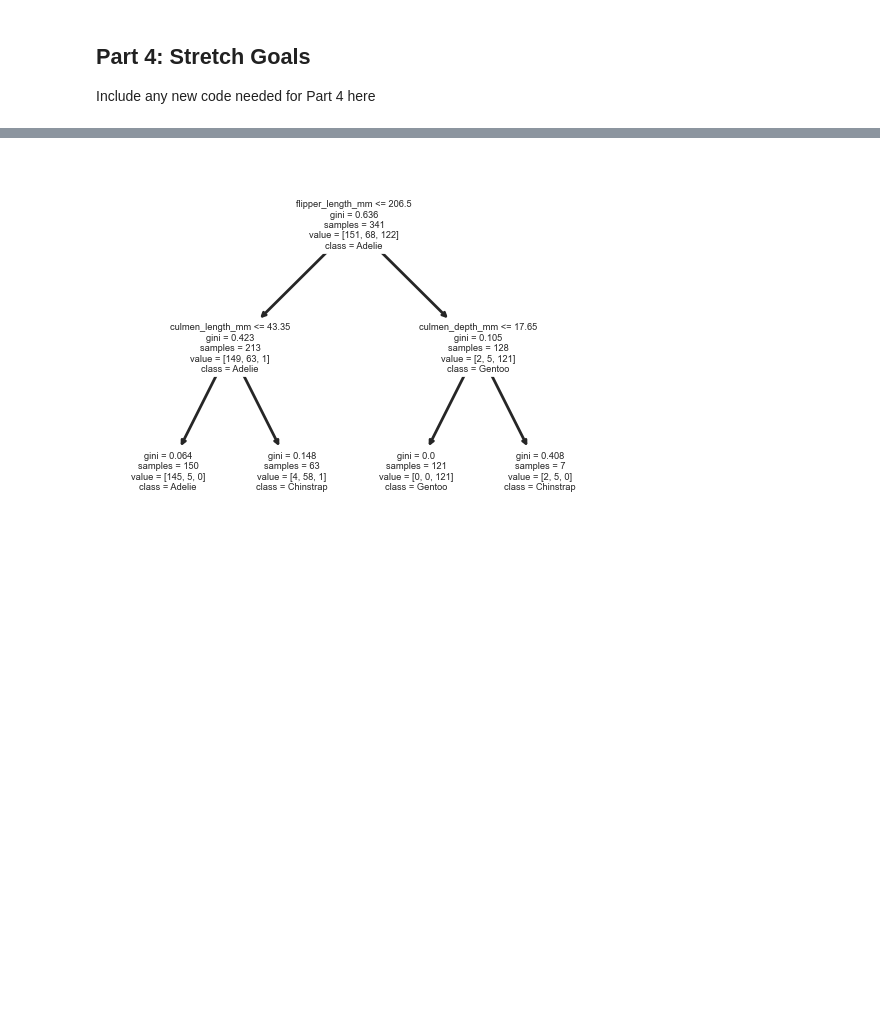
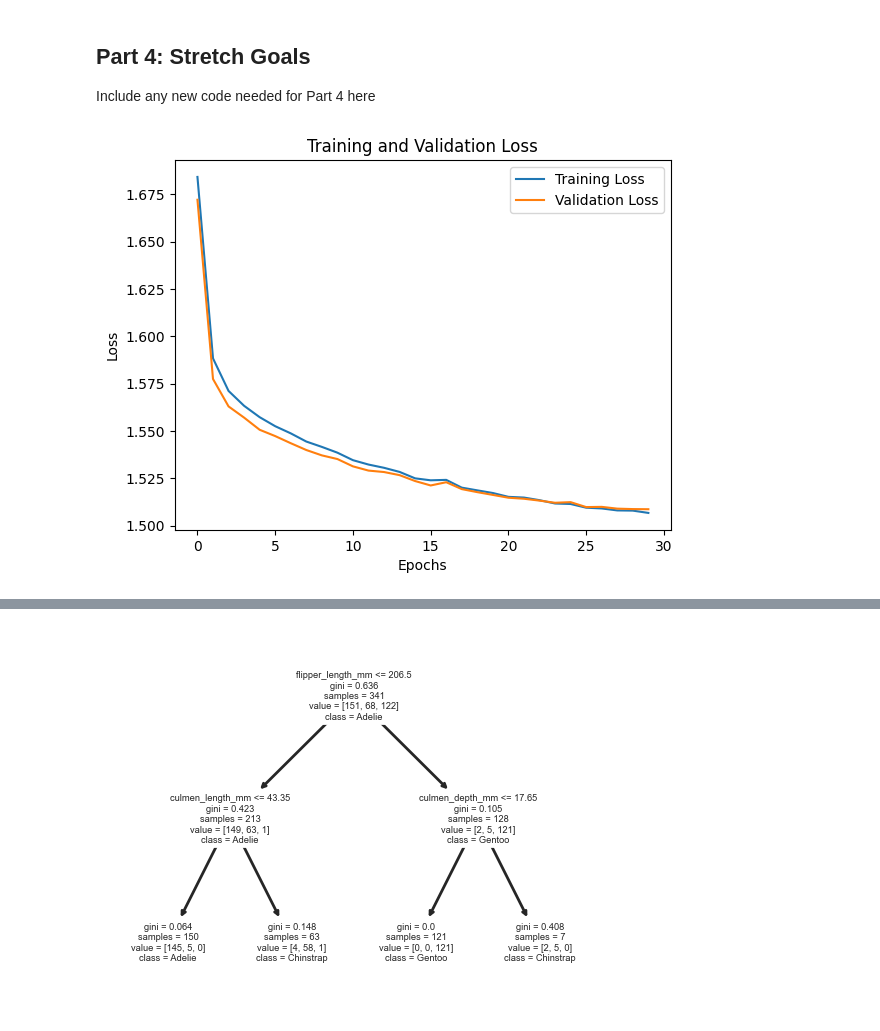
Before and after one commit to Slijeff/cs441, a Jupyter notebook: hw4/CS441_SP24_HW4_Starter.ipynb, the cells around one changed output, grey strips where cells are left out. Drawn from its saved outputs; the diff is of its cells as text; code cells hidden in the pictures; blank space fills up the shorter version.

```diff
--- a/hw4/CS441_SP24_HW4_Starter.ipynb
+++ b/hw4/CS441_SP24_HW4_Starter.ipynb
@@ -281,0 +317,12 @@ Based on the loss curves, select the learning rate and number of epochs that min
+# %%
+# TO DO (retrain if needed, and evaluate model on train, val, and test sets)
+best_model = trained_models[2]
+train_loss, train_err = evaluate_MLP(best_model, train_dataloader)
+print(f"training loss: {train_loss}\ntraining error: {train_err}")
+val_loss, val_err = evaluate_MLP(best_model, val_dataloader)
+print(f"val loss: {val_loss}\nval error: {val_err}")
+
+test_dataset = TensorDataset(torch.Tensor(x_test), torch.Tensor(np.eye(10)[y_test]))
+test_dataloader = DataLoader(test_dataset, batch_size=batch_size, shuffle=True)
+test_loss, test_err = evaluate_MLP(best_model, test_dataloader)
+print(f"testing loss: {test_loss}\ntesting error: {test_err}")
@@ -382,3 +436,75 @@ CV Accuracy: 0.9911764705882353
 # %% [markdown]
 ## Part 4: Stretch Goals
 Include any new code needed for Part 4 here
+# %%
+# 4a
+# Define the model
+class ImprovedMLP(nn.Module):
+    def __init__(self, input_size, hidden_size, output_size):
+        super(ImprovedMLP, self).__init__()
+        self.layers = nn.ModuleList([
+            nn.Linear(input_size, hidden_size),
+            nn.ReLU(),
+            nn.Linear(hidden_size, hidden_size),
+            nn.ReLU(),
+            nn.Linear(hidden_size, output_size),
+            nn.Softmax()
+        ])
+
+    def forward(self, x):
+      # Needs code here
+        res = x
+        for layer in self.layers:
+            res = layer(res)
+        return res
+
+
+def train_MLP_improved(train_loader: DataLoader, val_loader: DataLoader, device, lr=1e-1, num_epochs=100):
+    # TODO: fill in all code
+    input_size = 784
+    hidden_size = 128
+    output_size = 10
+
+    # Instantiate the model
+    mlp = ImprovedMLP(input_size, hidden_size, output_size).to(device)
+
+    # optimizer and loss
+    loss = nn.CrossEntropyLoss()
+    optimizer = torch.optim.Adam(mlp.parameters(), lr=lr, weight_decay=1e-3)
+
+    train_loss = []
+    val_loss = []
+
+    # Train the model, compute and store train/val loss at each epoch
+    for epoch in tqdm(range(num_epochs)):
+        for i, data in enumerate(train_dataloader):
+            x, y = data
+            x = x.to(device)
+            y = y.to(device)
+            optimizer.zero_grad()
+            y_hat = mlp(x)
+            sample_loss = loss(y_hat, y)
+            sample_loss.backward()
+            optimizer.step()
+        train_loss.append(evaluate_MLP(mlp, train_dataloader)[0])
+        val_loss.append(evaluate_MLP(mlp, val_dataloader)[0])
+    display_error_curves(train_loss, val_loss)
+
+    return mlp
+
+def experiment():
+    best_model = train_MLP_improved(train_dataloader, val_dataloader, device, lr = 0.0003, num_epochs=30)
+    train_loss, train_err = evaluate_MLP(best_model, train_dataloader)
+    print(f"training loss: {train_loss}\ntraining error: {train_err}")
+    val_loss, val_err = evaluate_MLP(best_model, val_dataloader)
+    print(f"val loss: {val_loss}\nval error: {val_err}")
+
+    test_dataset = TensorDataset(torch.Tensor(x_test), torch.Tensor(np.eye(10)[y_test]))
+    test_dataloader = DataLoader(test_dataset, batch_size=batch_size, shuffle=True)
+    test_loss, test_err = evaluate_MLP(best_model, test_dataloader)
+    print(f"testing loss: {test_loss}\ntesting error: {test_err}")
+    del best_model
+
+experiment()
+# %% [output]
+[figure, added]
```
Also changed, not shown: parts of 7 cells of this notebook, 1 other file.
